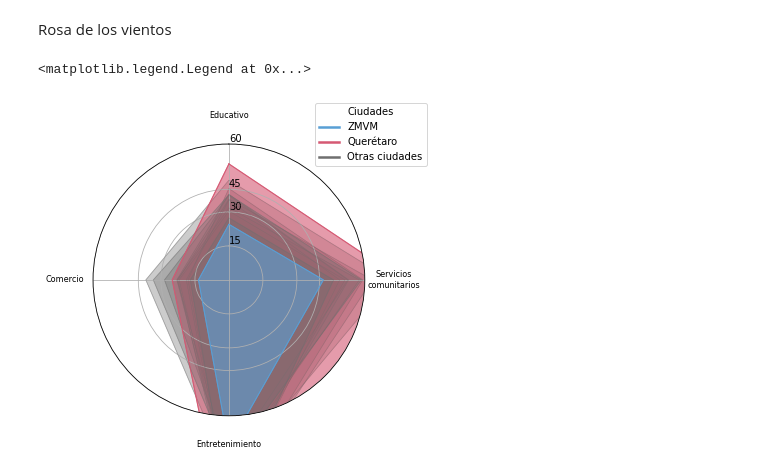
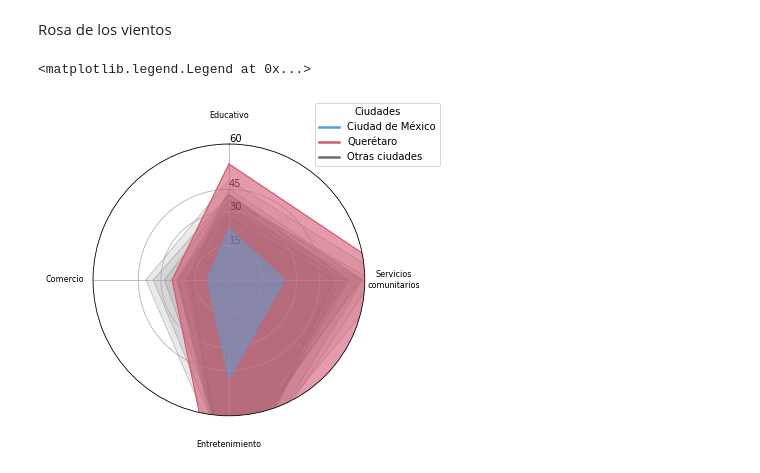
Before and after one commit to Observatorio-Ciudades/accesibilidad-urbana, a Jupyter notebook: notebooks/15_min_city/14-General-data-analysis.ipynb, the cells around one changed output. Cells and saved outputs as stored; diff of their text form; code cells hidden in the pictures.

Commit message:
Graphs updates

```diff
--- a/notebooks/15_min_city/14-General-data-analysis.ipynb
+++ b/notebooks/15_min_city/14-General-data-analysis.ipynb
@@ -56,0 +65,9 @@ gdf.head(2)
+# %%
+cities = ['Guadalajara',
+         'Monterrey','Cancun','Tijuana',
+         'Leon','Morelia','Aguascalientes',
+         'Merida','Pachuca','Toluca','Queretaro']
+# %%
+gdf = gdf.loc[(gdf.city.isin(cities))|(gdf.hex_id_8.isin(list(df_cdmx.hex_id_8.unique())))]
+print(gdf.shape)
+gdf.head(2)
@@ -66,6 +89,8 @@ def city_names(city):
         city = 'Mérida'
     elif city == 'Queretaro':
         city = 'Querétaro'
+    elif city == 'ZMVM':
+        city = 'Ciudad de México'
     return city
 # %%
 gdf['city'] = gdf.city.apply(city_names)
@@ -324,7 +349,7 @@ df = gdf_polar.copy()
 # %% [markdown]
 Rosa de los vientos
 # %%
-def make_spider(df, row, color, title, alpha, linewidth):
+def make_spider(df, row, color, title, alpha, linewidth, zorder):
 
     categories=list(df)[0:]
     N = len(categories)
@@ -341,19 +366,19 @@ def make_spider(df, row, color, title, alpha, linewidth):
     ax.set_theta_direction(-1)
 
 
-    plt.xticks(angles[:-1], categories, color='black', size=8,)
-    ax.tick_params(axis='x', rotation=0,pad=18)
+    plt.xticks(angles[:-1], categories, color='black', size=8,zorder=10)
+    ax.tick_params(axis='x', rotation=0,pad=18, zorder=10)
     # ax.set_xlabel(labelpad=10)
 
     ax.set_rlabel_position(0)
-    plt.yticks([15,30,40,60], ['15','30','45','60'], color="black", size=10)
+    plt.yticks([15,30,40,60], ['15','30','45','60'], color="black", size=10, zorder=10)
     plt.ylim(0,60)
 
 
     values=df.reset_index().loc[row].values.tolist()[1:]
     values += values[:1]
     ax.plot(angles, values, color = color, linewidth=linewidth, linestyle='solid')
-    ax.fill(angles, values, color = color, alpha = alpha)
+    ax.fill(angles, values, color = color, alpha = alpha, zorder=zorder)
 
     wrap_labels(ax, 15, 0)
 
@@ -387,27 +412,27 @@ def wrap_labels(ax, width, rotation, break_long_words=False):
 # %%
 plt.figure()
 for i in range(len(df)):
-    if df.index[i] == 'ZMVM':
+    if df.index[i] == 'Ciudad de México':
         color = '#599fd5'
         make_spider(row=i, df = df,title ='Ciudad' ,
-                    color = color, alpha=0.6, linewidth=1)
+                    color = color, alpha=0.5, linewidth=1, zorder=3)
         # plt.legend([Line2D([0], [0], color=color, lw=4)], [df.index[i]])
     elif df.index[i] == 'Querétaro':
         color = '#d55973'
         make_spider(row=i, df = df,title ='Ciudad' ,
-                    color = color, alpha=0.6, linewidth=1)
+                    color = color, alpha=0.6, linewidth=1, zorder=2)
         # plt.legend([Line2D([0], [0], color=color, lw=4)], [df.index[i]])
     else:
         color = '#6f6f6f'
         make_spider(row=i, df = df,title ='Ciudad' ,
-                    color = color, alpha=0.35, linewidth=0.2)
+                    color = color, alpha=0.15, linewidth=0.2, zorder=1)
 
 color_lines = [Line2D([0], [0], color='#599fd5', lw=2.5),
               Line2D([0], [0], color='#d55973', lw=2.5),
               Line2D([0], [0], color='#6f6f6f', lw=2.5)]
 # ax.legend([], [df.index[row]])
-plt.legend(color_lines, ['ZMVM', 'Querétaro', 'Otras ciudades'],
+plt.legend(color_lines, ['Ciudad de México', 'Querétaro', 'Otras ciudades'],
           bbox_to_anchor=(0.8,0.9),title='Ciudades',)
 # %% [output]
 <matplotlib.legend.Legend at 0x...>
-[figure, old version]
+[figure, new version]
```
Also changed, not shown: parts of 11 cells of this notebook.
